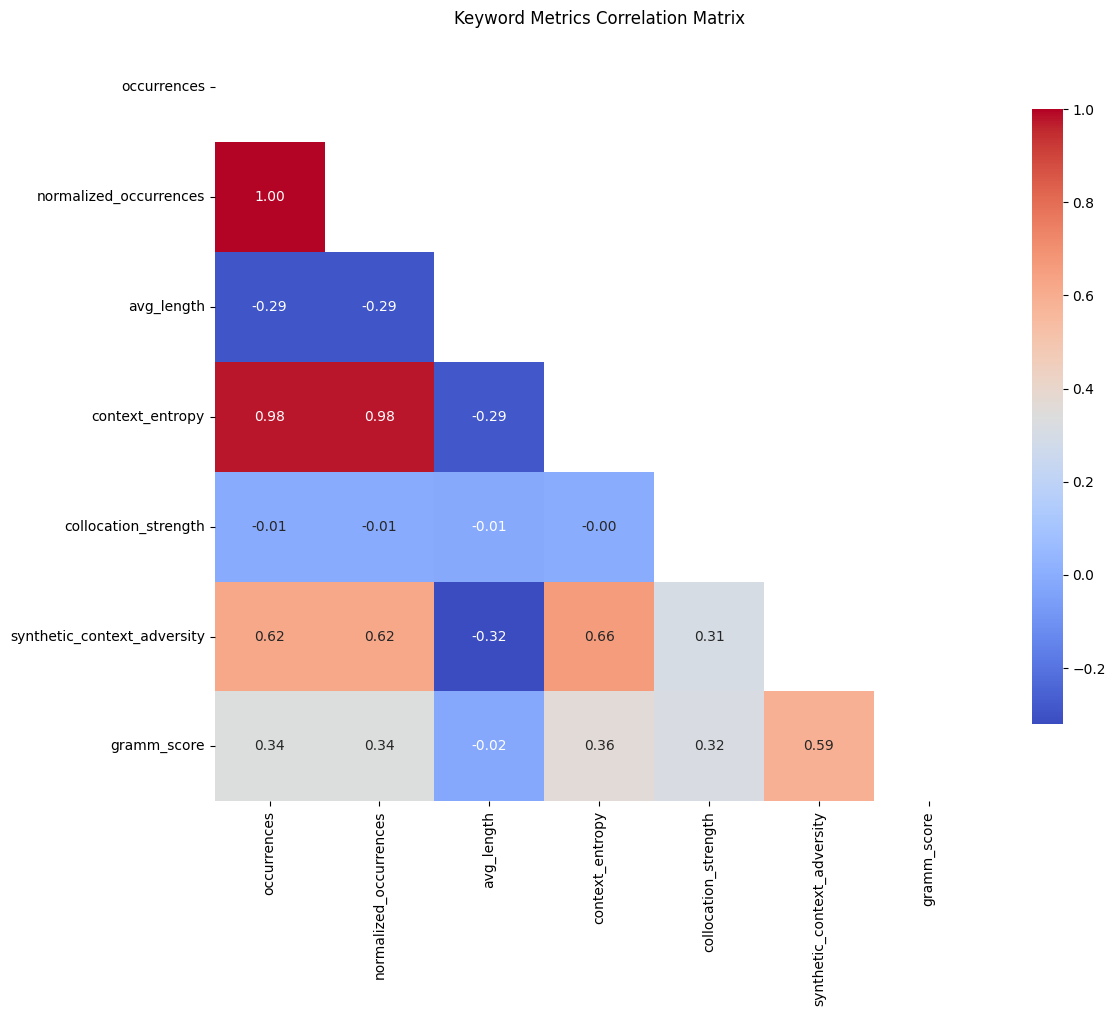
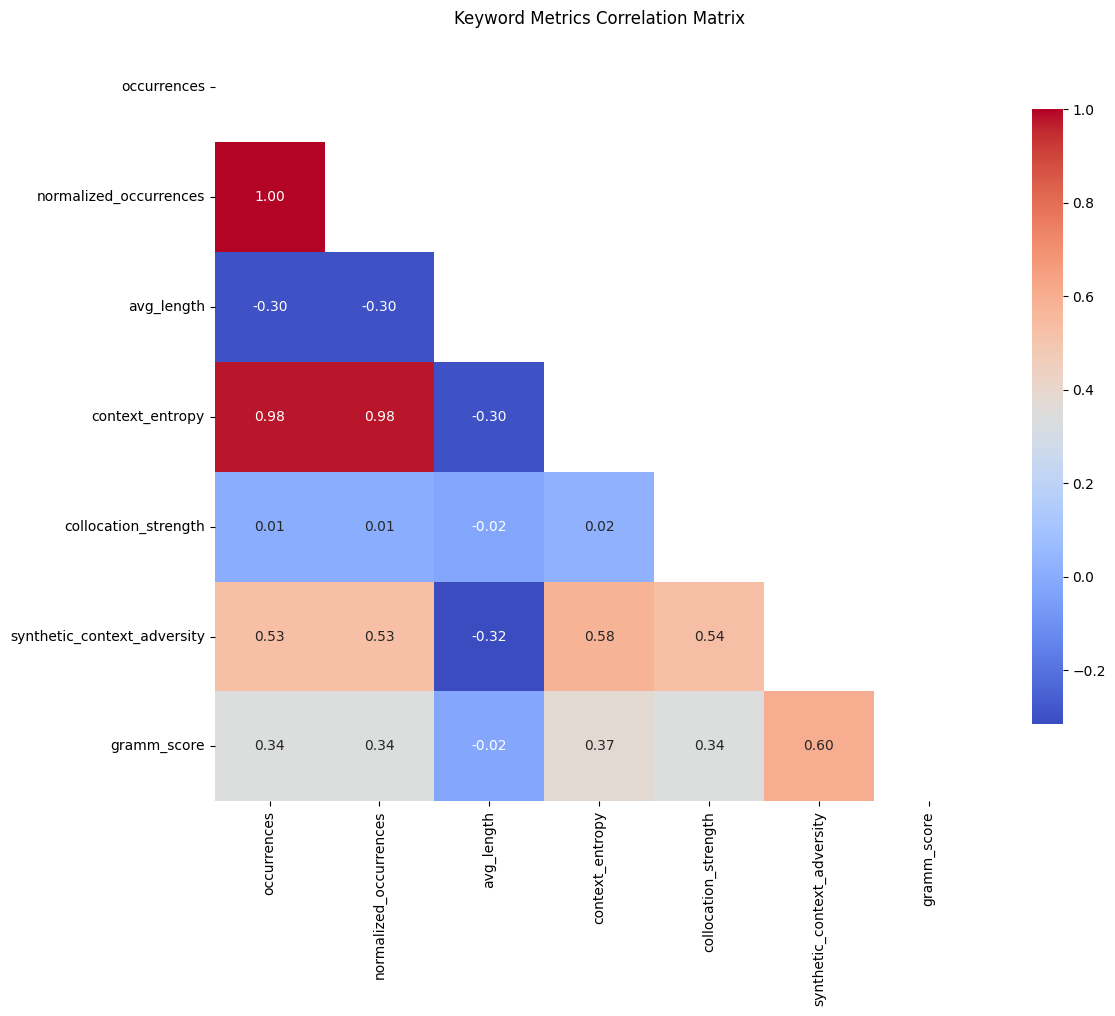
Code edit (unified diff) that turned the first committed figure into the second:
--- before
+++ after
@@ -1,3 +1,3 @@
-path = "keywords_metrics.csv"
+path = "data/keywords_metrics.csv"
 df = pd.read_csv(path)
 
@@ -11,2 +11,3 @@
 plt.tight_layout()
 plt.show()
+plt.savefig("data/keyword_metrics_correlation_matrix.png", dpi=300)

Commit: enhance search